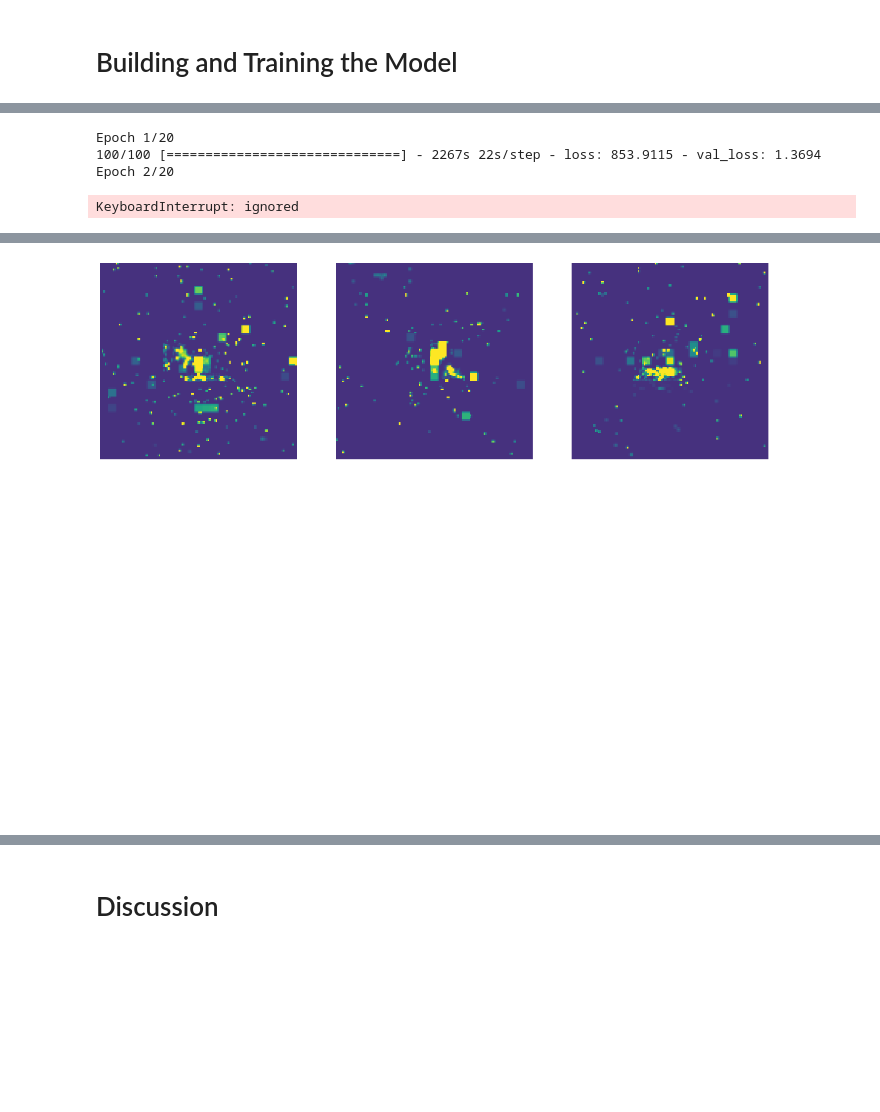
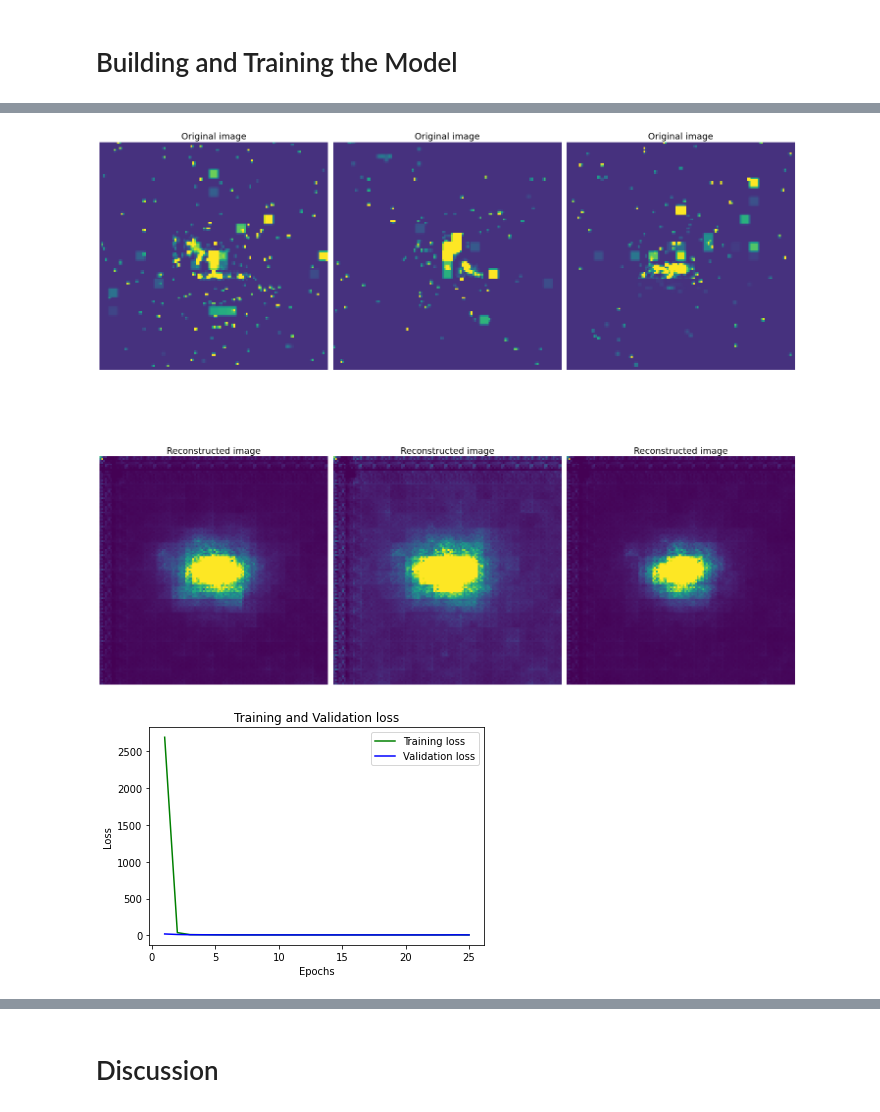
Before and after one commit to Akshit17/Variational-Autoencoder-for-Quark-Gluon-Jet-Event-Images, a Jupyter notebook: VAE_reconstruction_(Common_Task_1).ipynb, the cells around one changed output, grey strips where cells are left out. Saved outputs shown, nothing was run; the diff lists cells and outputs as text; code cells hidden in the pictures; blank space fills up the shorter version.

```diff
--- a/VAE_reconstruction_(Common_Task_1).ipynb
+++ b/VAE_reconstruction_(Common_Task_1).ipynb
@@ -89,11 +95,3 @@ normalized_hcal = (X_jets[:,:,:,2] - mean_hcal) / std_hcal
 
 combined = normalized_track + normalized_ecal + normalized_hcal
 combined = np.expand_dims(combined, axis=-1)  # Reshape to (n, 128, 128, 1)
-# %%
-print(combined.shape)
-print(combined[0].shape)
-
-combined = np.expand_dims(combined, axis=-1)  # Reshape to (n, 128, 128, 1)
-
-print(combined.shape)
-print(combined[0].shape)
@@ -183,15 +183,13 @@ valid_generator = train_datagen.flow(
 # %%
 # Define VAE architecture
-latent_dim = 512
+latent_dim = 1024
 
 # Define encoder model
 encoder_inputs = keras.Input(shape=(128, 128, 3))
 x = layers.Conv2D(32, 3, activation="relu", strides=2, padding="same")(encoder_inputs)
 x = layers.Conv2D(64, 3, activation="relu", strides=2, padding="same")(x)
-x = layers.Conv2D(128, 3, activation="relu", strides=2, padding="same")(x)
-x = layers.Conv2D(256, 3, activation="relu", strides=2, padding="same")(x)
 x = layers.Flatten()(x)
-x = layers.Dense(512, activation="relu")(x)
+x = layers.Dense(1024, activation="relu")(x)
 
 z_mean = layers.Dense(latent_dim, name="z_mean")(x)                     # Mean value of encoded input
 z_log_var = layers.Dense(latent_dim, name="z_log_var")(x)               # Std. dev of encoded input
@@ -201,9 +199,8 @@ encoder = keras.Model(encoder_inputs, [z_mean, z_log_var], name="encoder")
 
 # Define decoder model
 latent_inputs = keras.Input(shape=(latent_dim,))
-x = layers.Dense(8 * 8 * 256, activation="relu")(latent_inputs)
-x = layers.Reshape((8, 8, 256))(x)
-x = layers.Conv2DTranspose(128, 3, activation="relu", strides=2, padding="same")(x)
+x = layers.Dense(16 * 16 * 64, activation="relu")(latent_inputs)
+x = layers.Reshape((16, 16, 64))(x)
 x = layers.Conv2DTranspose(64, 3, activation="relu", strides=2, padding="same")(x)
 x = layers.Conv2DTranspose(32, 3, activation="relu", strides=2, padding="same")(x)
 decoder_outputs = layers.Conv2DTranspose(3, 3, activation="sigmoid", strides=2, padding="same")(x)
@@ -442,17 +276,3 @@ vae.compile(optimizer=optimizer)
-# %%
-# Train VAE model
-es = EarlyStopping(monitor='val_loss', mode='min', verbose=1, patience=5)
-
-# combined = np.expand_dims(combined, axis=-1)  # Reshape to (10000, 125, 125, 1)
-vae.fit(X_jets_train, X_jets_train, epochs=20, batch_size = 64, validation_data = (X_jets_val, X_jets_val), callbacks=[es], verbose=1)
-
-# vae.fit(combined, epochs=30, batch_size = 32, validation_split = 0.2)
-# vae.fit(combined, combined, epochs=50, batch_size=128, validation_data=(combined_test, combined_test), callbacks=[es], verbose=2)
-# %% [output]
-Epoch 1/20
-100/100 [==============================] - 2267s 22s/step - loss: 853.9115 - val_loss: 1.3694
-Epoch 2/20
-KeyboardInterrupt: ignored
 # %%
 # Select some random samples from the dataset
 samples = X_jets[:3]
@@ -489,7 +309,6 @@ print(X_jets_combined[0].shape)
 ###############
 X_jets_combined = np.expand_dims(X_jets_combined, axis=-1)  # Reshape to (n, 125, 125, 1)
 
-
 mean_track = np.mean(reconstructed_samples[:,:,:,0])
 std_track = np.std(reconstructed_samples[:,:,:,0])
 normalized_track = (reconstructed_samples[:,:,:,0] - mean_track) / std_track
@@ -511,14 +330,20 @@ print(reconstructed_samples[0].shape)
 reconstructed_samples = np.expand_dims(reconstructed_samples, axis=-1)  # Reshape to (n, 125, 125, 1)
 
 
-# Display some of the original images
+# Display some of the original images and reconstructed samples
 fig, axes = plt.subplots(nrows=2, ncols=3, figsize=(20, 20))
+
 for i in range(3):
     axes[0, i].imshow(X_jets_combined[i], cmap='viridis', vmin=-0.5, vmax=2.0, interpolation='nearest')
-    axes[0, i].axis('off')  # Remove axis ticks
+    axes[0, i].axis('off')
+    axes[0, i].set_title('Original image', fontsize=18)  # Add label to the subplot
 
 for i in range(3):
     axes[1, i].imshow(reconstructed_samples[i], cmap='viridis', vmin=-0.5, vmax=2.0, interpolation='nearest')
-    axes[1, i].axis('off')  # Remove axis ticks
+    axes[1, i].axis('off')
+    axes[1, i].set_title('Reconstructed image', fontsize=18)  # Add label to the subplot
+
+# fig.subplots_adjust(hspace=0.1)
+plt.tight_layout()  # Reduce whitespace between subplots
 plt.show()
 # %% [output]
@@ -527,5 +352,20 @@ plt.show()
 (8000, 128, 128)
 (128, 128)
 (3, 128, 128)
 (128, 128)
-[figure, old version]
+[figure, new version]
+# %%
+loss_train = history.history['loss']
+loss_val = history.history['val_loss']
+
+epochs = range(1, len(loss_train) + 1)
+
+plt.plot(epochs, loss_train, 'g', label='Training loss')
+plt.plot(epochs, loss_val, 'b', label='Validation loss')
+plt.title('Training and Validation loss')
+plt.xlabel('Epochs')
+plt.ylabel('Loss')
+plt.legend()
+plt.show()
+# %% [output]
+[figure, added]
```
Also changed, not shown: parts of 46 cells of this notebook.
